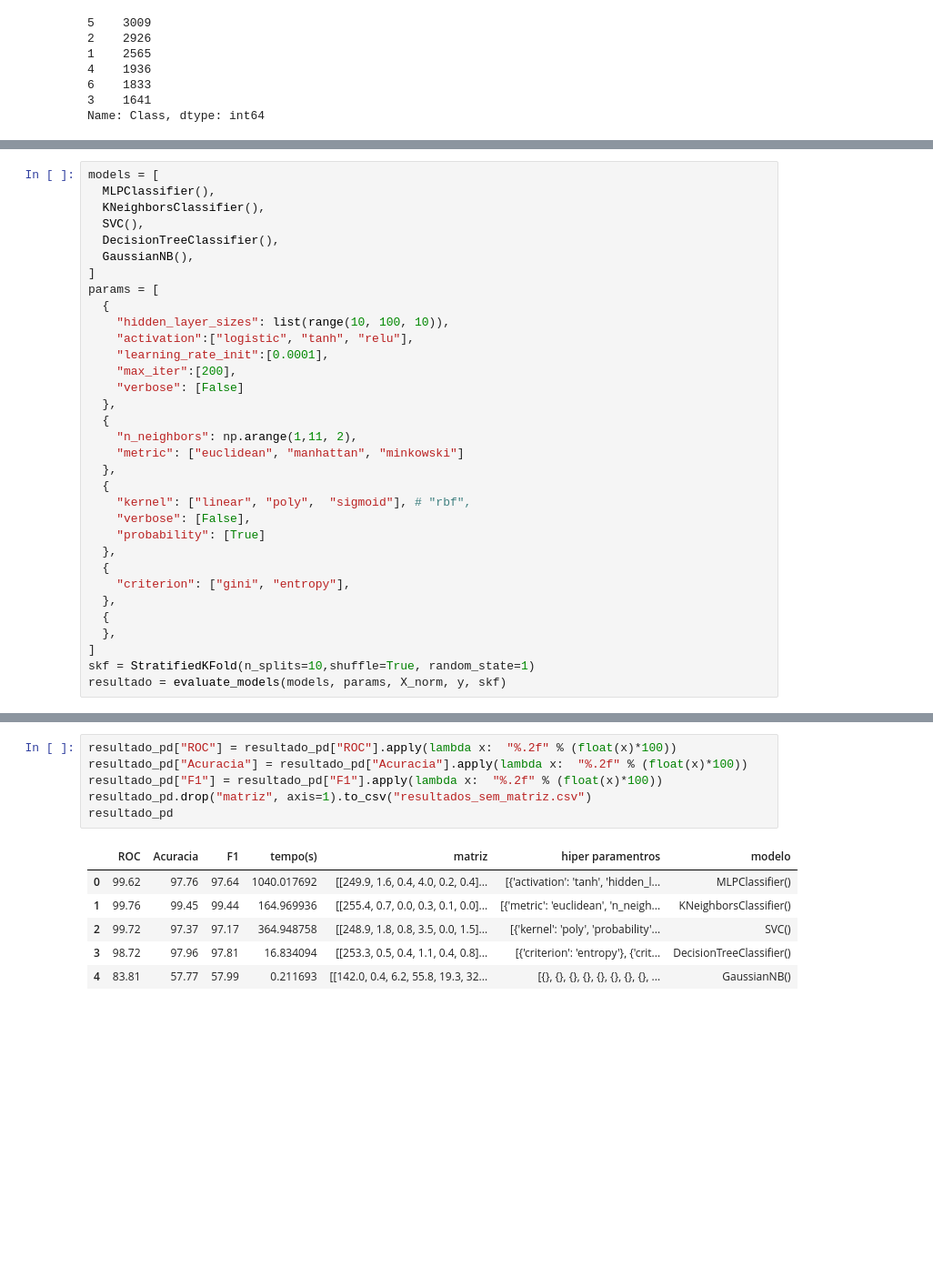
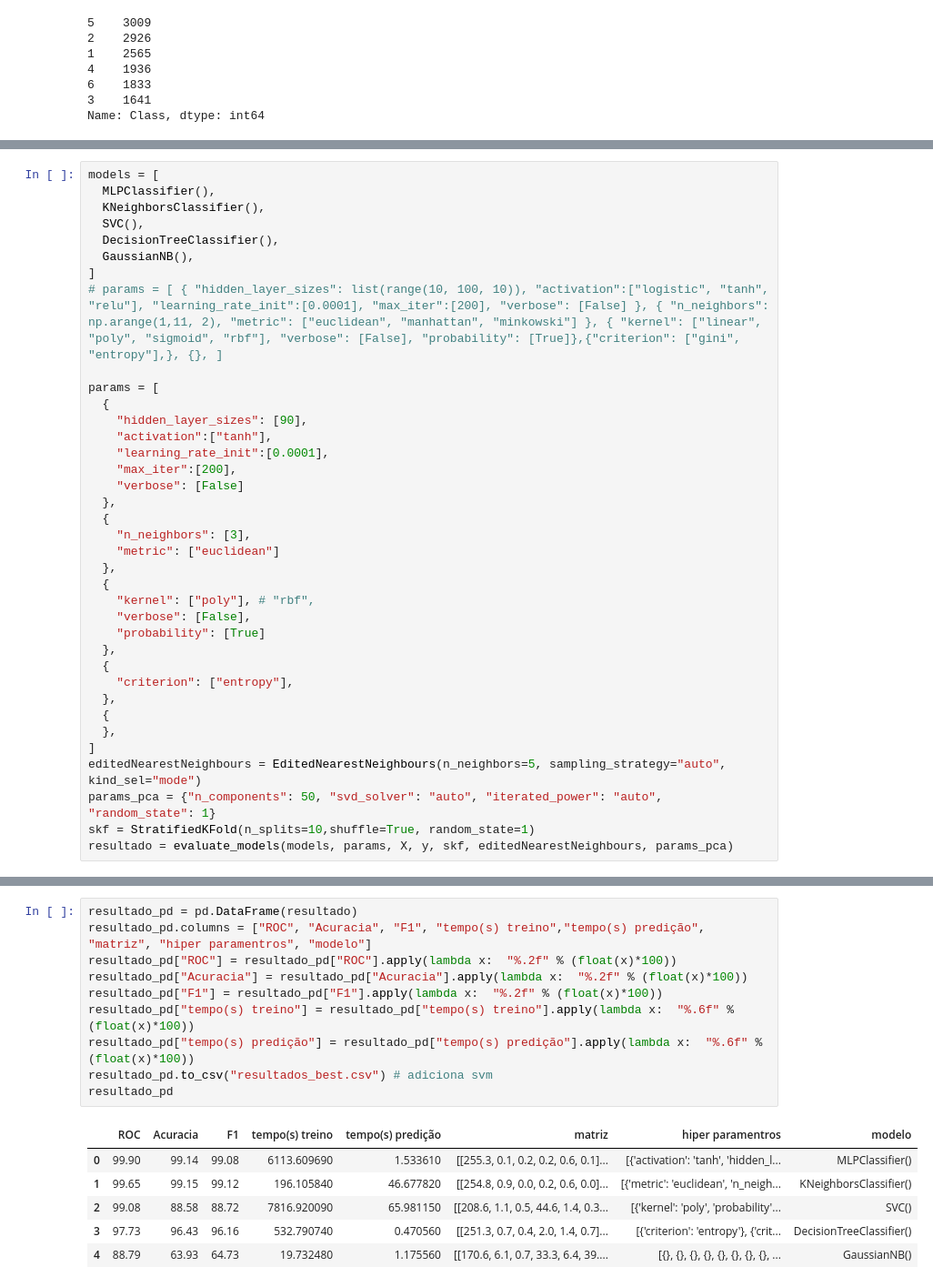
Before and after one commit to eliaquim10/gas_drift, a Jupyter notebook: analise.ipynb, the cells around one changed output, grey strips where cells are left out. Shown: that part at 91% size. Saved outputs shown, nothing was run; the diff lists cells and outputs as text; blank space fills up the shorter version.

Commit message:
Adiciona pca e enn

```diff
--- a/analise.ipynb
+++ b/analise.ipynb
@@ -64,31 +70,35 @@ models = [
   DecisionTreeClassifier(),
   GaussianNB(),
 ]
+# params = [ { "hidden_layer_sizes": list(range(10, 100, 10)), "activation":["logistic", "tanh", "relu"], "learning_rate_init":[0.0001], "max_iter":[200], "verbose": [False] }, { "n_neighbors": np.arange(1,11, 2), "metric": ["euclidean", "manhattan", "minkowski"] }, { "kernel": ["linear", "poly", "sigmoid", "rbf"], "verbose": [False], "probability": [True]},{"criterion": ["gini", "entropy"],}, {}, ]
+
 params = [
   {
-    "hidden_layer_sizes": list(range(10, 100, 10)),
-    "activation":["logistic", "tanh", "relu"],
+    "hidden_layer_sizes": [90],
+    "activation":["tanh"],
     "learning_rate_init":[0.0001],
     "max_iter":[200],
     "verbose": [False]
   },
   {
-    "n_neighbors": np.arange(1,11, 2),
-    "metric": ["euclidean", "manhattan", "minkowski"]
+    "n_neighbors": [3],
+    "metric": ["euclidean"]
   },
   {
-    "kernel": ["linear", "poly",  "sigmoid"], # "rbf",
+    "kernel": ["poly"], # "rbf",
     "verbose": [False],
     "probability": [True]
   },
   {
-    "criterion": ["gini", "entropy"],
+    "criterion": ["entropy"],
   },
   {
   },
 ]
+editedNearestNeighbours = EditedNearestNeighbours(n_neighbors=5, sampling_strategy="auto", kind_sel="mode")
+params_pca = {"n_components": 50, "svd_solver": "auto", "iterated_power": "auto", "random_state": 1}
 skf = StratifiedKFold(n_splits=10,shuffle=True, random_state=1)
-resultado = evaluate_models(models, params, X_norm, y, skf)
+resultado = evaluate_models(models, params, X, y, skf, editedNearestNeighbours, params_pca)
 # %% [output]
 12519 1391
 ~~~~~~~~~~ dict_keys(['activation', 'alpha', 'batch_size', 'beta_1', 'beta_2', 'early_stopping', 'epsilon', 'hidden_layer_sizes', 'learning_rate', 'learning_rate_init', 'max_fun', 'max_iter', 'momentu ...
@@ -153,13 +159,17 @@ resultado_pd.to_csv("resultados_svm.csv") # adiciona svm
 # %%
+resultado_pd = pd.DataFrame(resultado)
+resultado_pd.columns = ["ROC", "Acuracia", "F1", "tempo(s) treino","tempo(s) predição", "matriz", "hiper paramentros", "modelo"]
 resultado_pd["ROC"] = resultado_pd["ROC"].apply(lambda x:  "%.2f" % (float(x)*100))
 resultado_pd["Acuracia"] = resultado_pd["Acuracia"].apply(lambda x:  "%.2f" % (float(x)*100))
 resultado_pd["F1"] = resultado_pd["F1"].apply(lambda x:  "%.2f" % (float(x)*100))
-resultado_pd.drop("matriz", axis=1).to_csv("resultados_sem_matriz.csv")
+resultado_pd["tempo(s) treino"] = resultado_pd["tempo(s) treino"].apply(lambda x:  "%.6f" % (float(x)*100))
+resultado_pd["tempo(s) predição"] = resultado_pd["tempo(s) predição"].apply(lambda x:  "%.6f" % (float(x)*100))
+resultado_pd.to_csv("resultados_best.csv") # adiciona svm
 resultado_pd
 # %% [output]
-|  | ROC | Acuracia | F1 | tempo(s) | matriz | hiper paramentros | modelo |
-| 0 | 99.62 | 97.76 | 97.64 | 1040.017692 | [[249.9, 1.6, 0.4, 4.0, 0.2, 0.4]... | [{'activation': 'tanh', 'hidden_l... | MLPClassifier() |
-| 1 | 99.76 | 99.45 | 99.44 | 164.969936 | [[255.4, 0.7, 0.0, 0.3, 0.1, 0.0]... | [{'metric': 'euclidean', 'n_neigh... | KNeighborsClassifier() |
-| 2 | 99.72 | 97.37 | 97.17 | 364.948758 | [[248.9, 1.8, 0.8, 3.5, 0.0, 1.5]... | [{'kernel': 'poly', 'probability'... | SVC() |
-| 3 | 98.72 | 97.96 | 97.81 | 16.834094 | [[253.3, 0.5, 0.4, 1.1, 0.4, 0.8]... | [{'criterion': 'entropy'}, {'crit... | DecisionTreeClassifier() |
-| 4 | 83.81 | 57.77 | 57.99 | 0.211693 | [[142.0, 0.4, 6.2, 55.8, 19.3, 32... | [{}, {}, {}, {}, {}, {}, {}, {}, ... | GaussianNB() |
+|  | ROC | Acuracia | F1 | tempo(s) treino | tempo(s) predição | matriz | hiper paramentros | modelo |
+| 0 | 99.90 | 99.14 | 99.08 | 6113.609690 | 1.533610 | [[255.3, 0.1, 0.2, 0.2, 0.6, 0.1]... | [{'activation': 'tanh', 'hidden_l... | MLPClassifier() |
+| 1 | 99.65 | 99.15 | 99.12 | 196.105840 | 46.677820 | [[254.8, 0.9, 0.0, 0.2, 0.6, 0.0]... | [{'metric': 'euclidean', 'n_neigh... | KNeighborsClassifier() |
+| 2 | 99.08 | 88.58 | 88.72 | 7816.920090 | 65.981150 | [[208.6, 1.1, 0.5, 44.6, 1.4, 0.3... | [{'kernel': 'poly', 'probability'... | SVC() |
+| 3 | 97.73 | 96.43 | 96.16 | 532.790740 | 0.470560 | [[251.3, 0.7, 0.4, 2.0, 1.4, 0.7]... | [{'criterion': 'entropy'}, {'crit... | DecisionTreeClassifier() |
+| 4 | 88.79 | 63.93 | 64.73 | 19.732480 | 1.175560 | [[170.6, 6.1, 0.7, 33.3, 6.4, 39.... | [{}, {}, {}, {}, {}, {}, {}, {}, ... | GaussianNB() |
```
Also changed, not shown: parts of 8 cells of this notebook.
